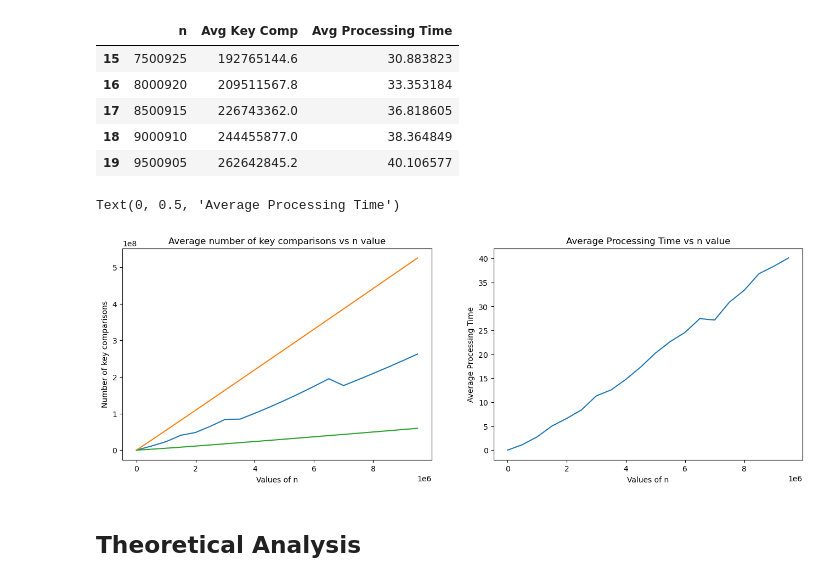
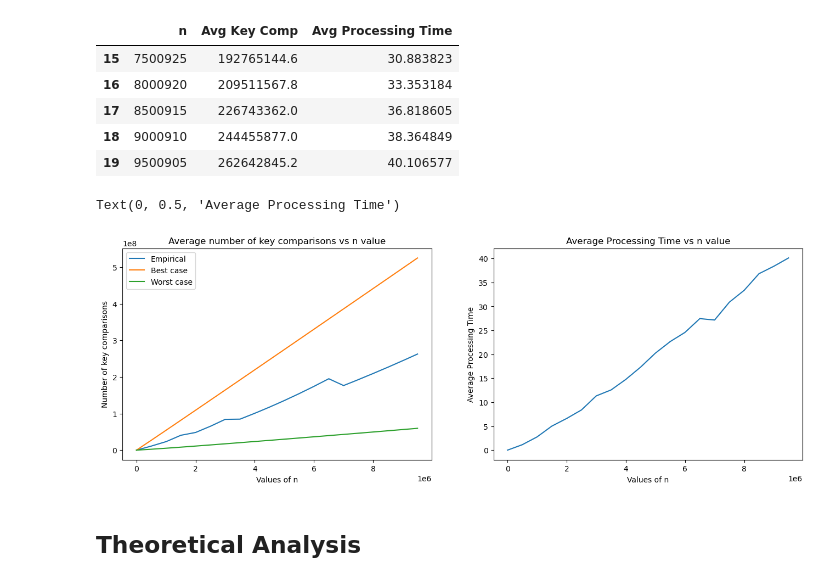
Before and after one commit to jdengoh/SC2001, a Jupyter notebook: Integration of Mergesort and Insertion Sort/src/Empirical vs Theoretical Analysis.ipynb, the cells around one changed output. Drawn from its saved outputs; the diff is of its cells as text; code cells hidden in the pictures.

```diff
--- a/Integration of Mergesort and Insertion Sort/src/Empirical vs Theoretical Analysis.ipynb
+++ b/Integration of Mergesort and Insertion Sort/src/Empirical vs Theoretical Analysis.ipynb
@@ -17,37 +17,39 @@ fixedS_data.tail()
 | 17 | 8500915 | 226743362.0 | 36.818605 |
 | 18 | 9000910 | 244455877.0 | 38.364849 |
 | 19 | 9500905 | 262642845.2 | 40.106577 |
-# %%
-y_worst = []
-n_theory = []
-y_best = []
-for n in range(1000, 10000000, 499995):
-    n_theory.append(n)
-    y_theory.append(n*50 + n*np.log10(n/50))
-    y_best.append(n+n*np.log10(n/50))
+# %%
+y_worst = []
+n_theory = []
+y_best = []
+for n in range(1000, 10000000, 499995):
+    n_theory.append(n)
+    y_worst.append(n*50 + n*np.log10(n/50))
+    y_best.append(n+n*np.log10(n/50))
 # %%
 x1 = fixedS_data['n']
 y1 = fixedS_data['Avg Key Comp']
 y2 = fixedS_data['Avg Processing Time']
 
 #print(len(y1))
 
 fig, axes = plt.subplots(1, 2, figsize=(16, 5))
 
-axes[0].plot(x1, y1)
-axes[0].plot(n_theory, y_theory)
-axes[0].plot(n_theory, y_best)
+axes[0].plot(x1, y1, label = "Empirical")
+axes[0].plot(n_theory, y_theory, label = "Best case")
+axes[0].plot(n_theory, y_best, label = "Worst case")
+axes[0].legend()
+
 axes[0].set_title('Average number of key comparisons vs n value')
 axes[0].set_xlabel('Values of n')
 axes[0].set_ylabel('Number of key comparisons')
 
 axes[1].plot(x1, y2)
 axes[1].set_title('Average Processing Time vs n value')
 axes[1].set_xlabel('Values of n')
 axes[1].set_ylabel('Average Processing Time')
 # %% [output]
 Text(0, 0.5, 'Average Processing Time')
-[figure, old version]
+[figure, new version]
 # %% [markdown]
 ## Theoretical Analysis
 # %%
```
Also changed, not shown: parts of 5 cells of this notebook.
